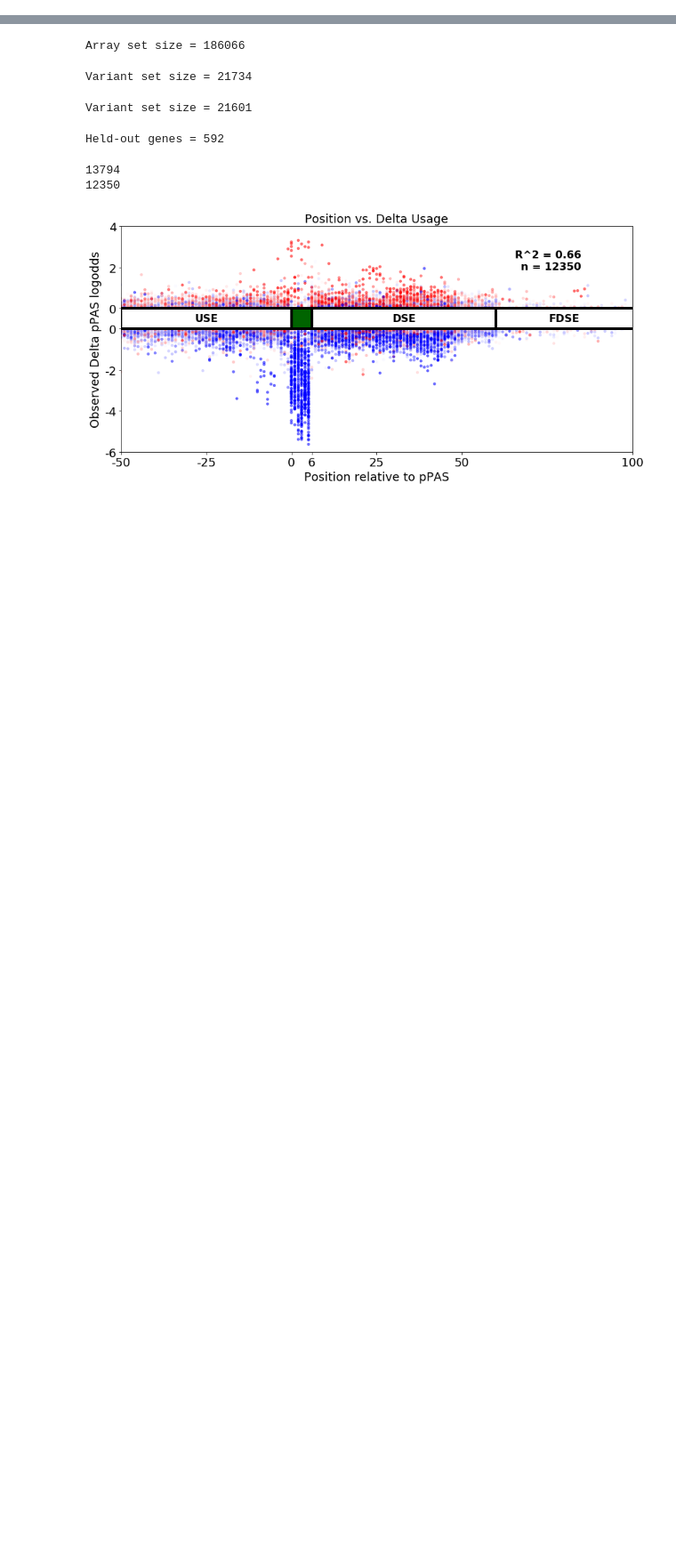
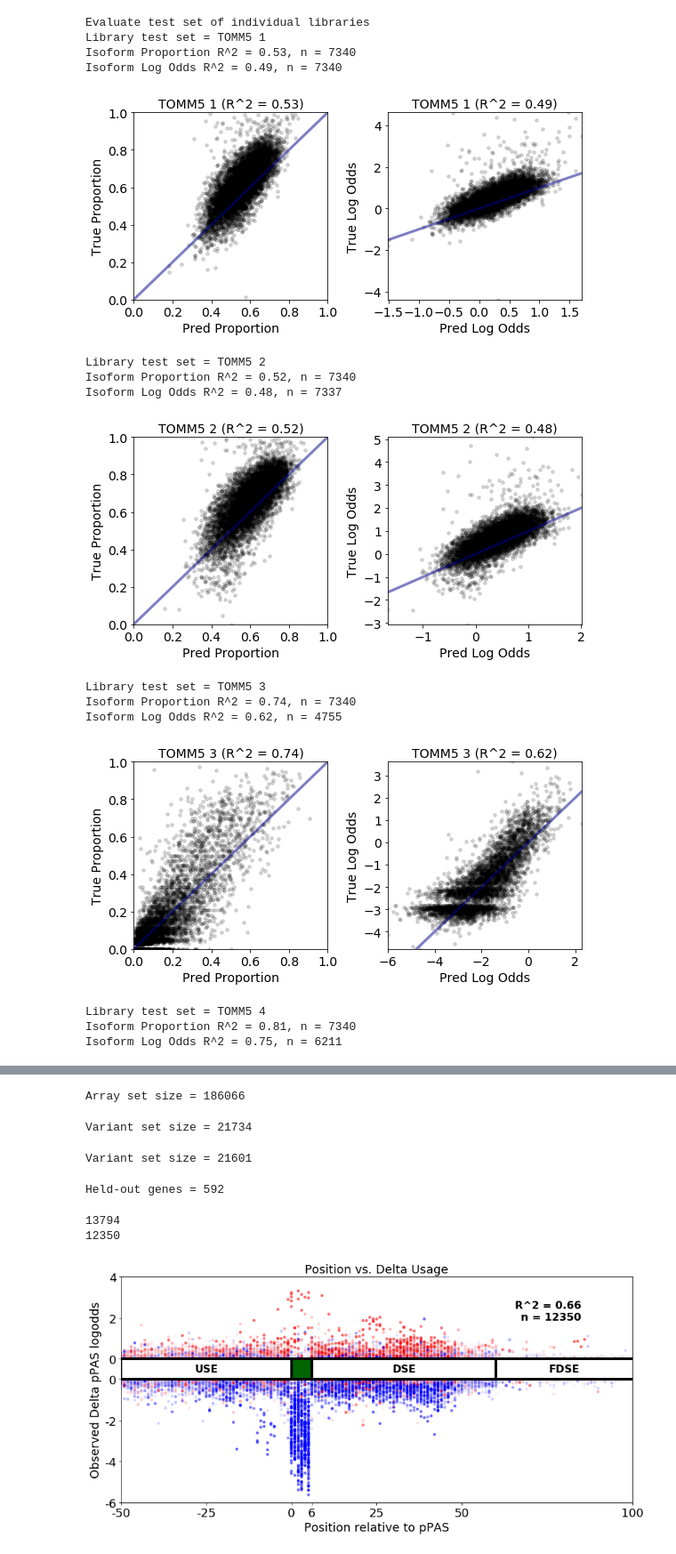
Before and after one commit to johli/aparent, a Jupyter notebook: analysis/evaluate_aparent_random_mpra.ipynb, the cells around one changed output, grey strips where cells are left out. Shown at 89% size. Cells and saved outputs as stored; diff of their text form; code cells hidden in the pictures; blank space fills up the shorter version.

```diff
--- a/analysis/evaluate_aparent_random_mpra.ipynb
+++ b/analysis/evaluate_aparent_random_mpra.ipynb
@@ -180,24 +119,0 @@ Iso vs. Cut-Iso r^2 = 0.83
-# %%
-
-for lib in np.unique(lib_index_cuts) :
-
-    iso_true_cuts_lib = iso_true_cuts[lib_index_cuts == lib]
-    iso_pred_cuts_lib = iso_pred_cuts[lib_index_cuts == lib]
-
-    logodds_pred_cuts = np.ravel(iso_pred_cuts_lib)
-    logodds_true_cuts = np.ravel(iso_true_cuts_lib)
-
-    r_val, _ = pearsonr(logodds_pred_cuts, logodds_true_cuts)
-
-    print('Library = ' + str(unique_libraries[int(lib)]))
-    print('Iso vs. Cut-Iso r^2 = ' + str(round(r_val**2, 2)))
-
-    f = plt.figure(figsize=(4, 4))
-
-    plt.scatter(logodds_pred_cuts, logodds_true_cuts, s = np.pi * (2 * np.ones(1))**2, alpha=0.15, color='black')
-    plt.plot([0, 1], [0, 1], alpha=0.5, color='darkblue', linewidth=3)
-
-    plt.axis([0, 1, 0, 1])
-    plt.title('R^2 = ' + str(round(r_val**2, 2)), fontsize=24)
-    plt.show()
-    plt.close()
@@ -223,0 +176,26 @@ Iso vs. Cut-Iso r^2 = 0.85
+# %%
+#Evaluate test set isoform prediction performance on individual random libraries
+
+print("Evaluate test set of individual libraries")
+
+included_libs = [2, 5, 8, 11, 20, 22, 30, 31, 32, 33, 34, 35]
+included_lib_names = ['TOMM5 1', 'TOMM5 2', 'TOMM5 3', 'TOMM5 4', 'Alien2', 'Alien1', 'ATR', 'AARS', 'HSPE1', 'SNHG6', 'SOX13', 'WHAMMP2']
+
+plot_inidividual_library_scatters(iso_true, iso_pred_from_cuts, lib_index, included_libs)
+# %% [output]
+Evaluate test set of individual libraries
+Library test set = TOMM5 1
+Isoform Proportion R^2 = 0.53, n = 7340
+Isoform Log Odds R^2 = 0.49, n = 7340
+[figure, added]
+Library test set = TOMM5 2
+Isoform Proportion R^2 = 0.52, n = 7340
+Isoform Log Odds R^2 = 0.48, n = 7337
+[figure, added]
+Library test set = TOMM5 3
+Isoform Proportion R^2 = 0.74, n = 7340
+Isoform Log Odds R^2 = 0.62, n = 4755
+[figure, added]
+Library test set = TOMM5 4
+Isoform Proportion R^2 = 0.81, n = 7340
+Isoform Log Odds R^2 = 0.75, n = 6211
```
Also changed, not shown: parts of 12 cells of this notebook, 5 other files.
